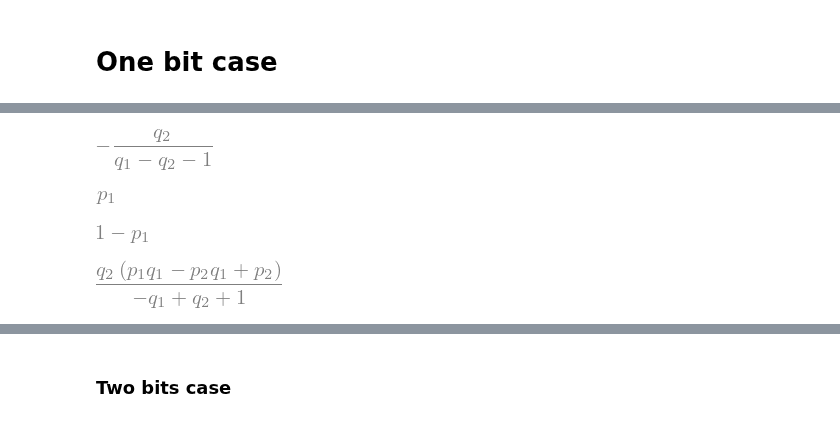
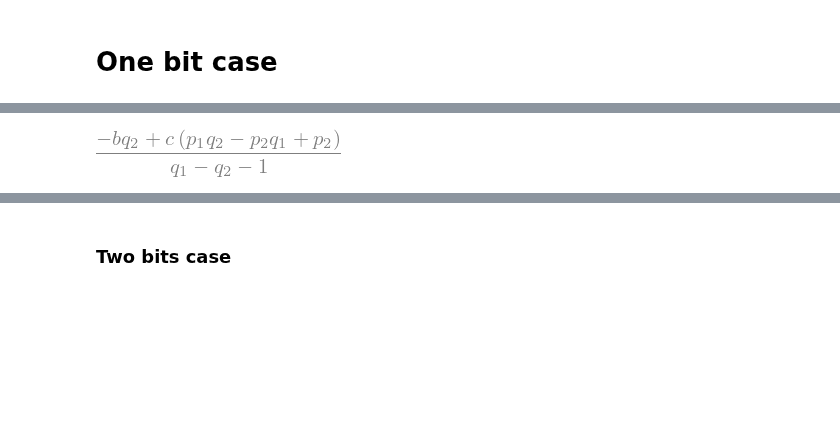
Before and after one commit to Nikoleta-v3/conditional-cooperation-with-longer-memory, a Jupyter notebook: notebooks/One bit case.ipynb, the cells around one changed output, grey strips where cells are left out. Saved outputs shown, nothing was run; the diff lists cells and outputs as text; code cells hidden in the pictures; blank space fills up the shorter version.

```diff
--- a/notebooks/One bit case.ipynb
+++ b/notebooks/One bit case.ipynb
@@ -40,17 +54,11 @@ coplayer = [q1, q1, q2, q2]
 M = main.calculate_M(player, coplayer, analytical=True)
 # %%
 ss = invariant_distribution_analytically(M)
-# %%
-ss = [s.factor() for s in ss]
+# %%
+payoff1 = sum(ss @ game).factor().collect(c)
+
+payoff1
+# %% [output]
+[figure, added]
 # %%
-(ss[0] + ss[2]).factor()
+rho_q = ss[0] + ss[2]
-# %% [output]
-[figure, removed]
-# %%
-ss[0].subs({q1: 1, q2:0})
-# %% [output]
-[figure, removed]
-# %%
-ss[2].subs({q1: 1, q2:0})
-# %% [output]
-[figure, removed]
@@ -59,4 +64,0 @@ w_ucc = q2 * (p1 * q1 - p2 * q1 + p2) / (1 - q1 + q2)
-# %%
-w_ucc
-# %% [output]
-[figure, removed]
```
Also changed, not shown: parts of 155 cells of this notebook, 10 other files.
